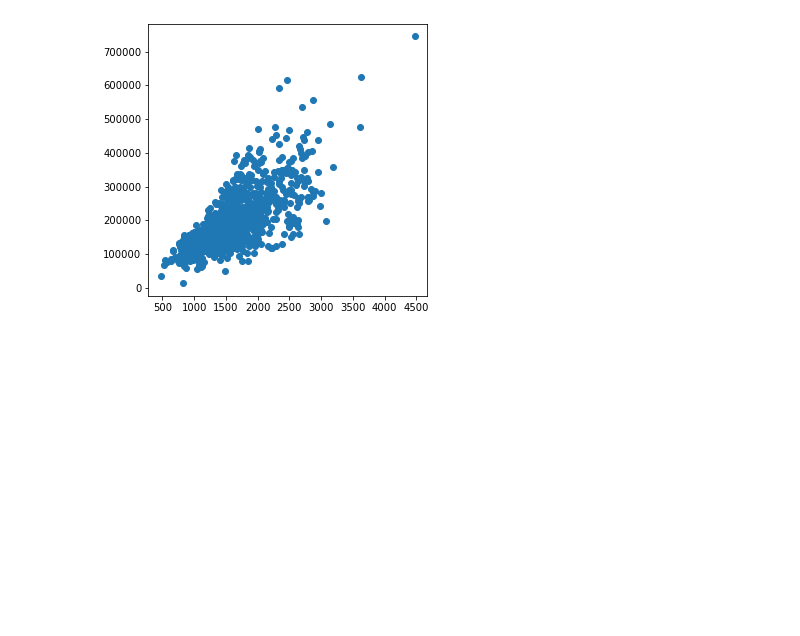
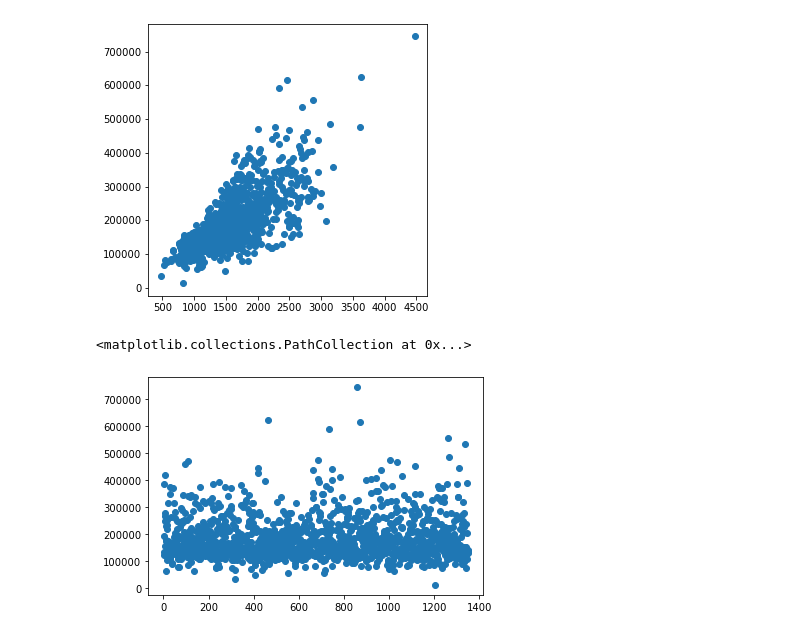
Before and after one commit to GaYounKoh/study, a Jupyter notebook: prac.ipynb, the cells around one changed output. Drawn from its saved outputs; the diff is of its cells as text; code cells hidden in the pictures; blank space fills up the shorter version.

```diff
--- a/prac.ipynb
+++ b/prac.ipynb
@@ -164,3 +164,8 @@ plt.scatter(train.iloc[:,2], train.iloc[:, -1])
 <Figure size 360x360 with 0 Axes>
 <matplotlib.collections.PathCollection at 0x...>
 [figure]
+# %%
+plt.scatter(train.iloc[:,0], train.iloc[:, -1])
+# %% [output]
+<matplotlib.collections.PathCollection at 0x...>
+[figure, added]
```
Also changed, not shown: parts of 2 cells of this notebook.
